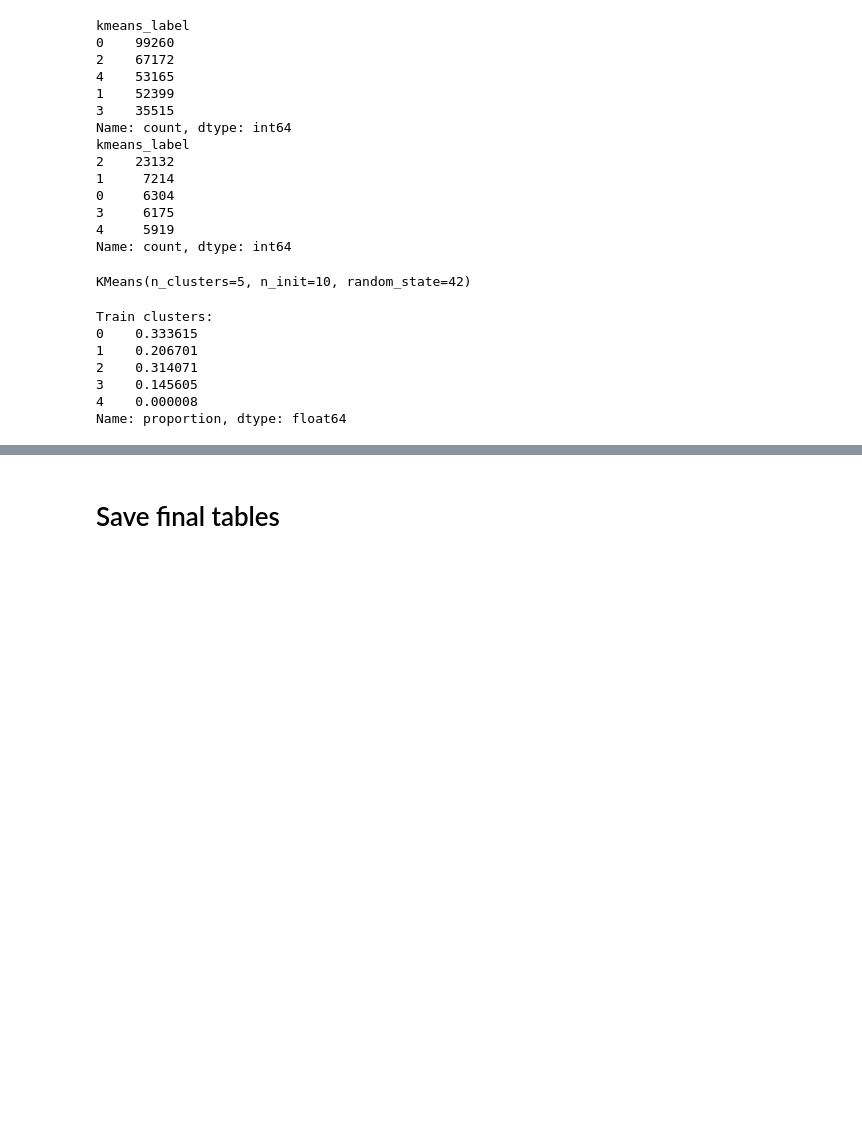
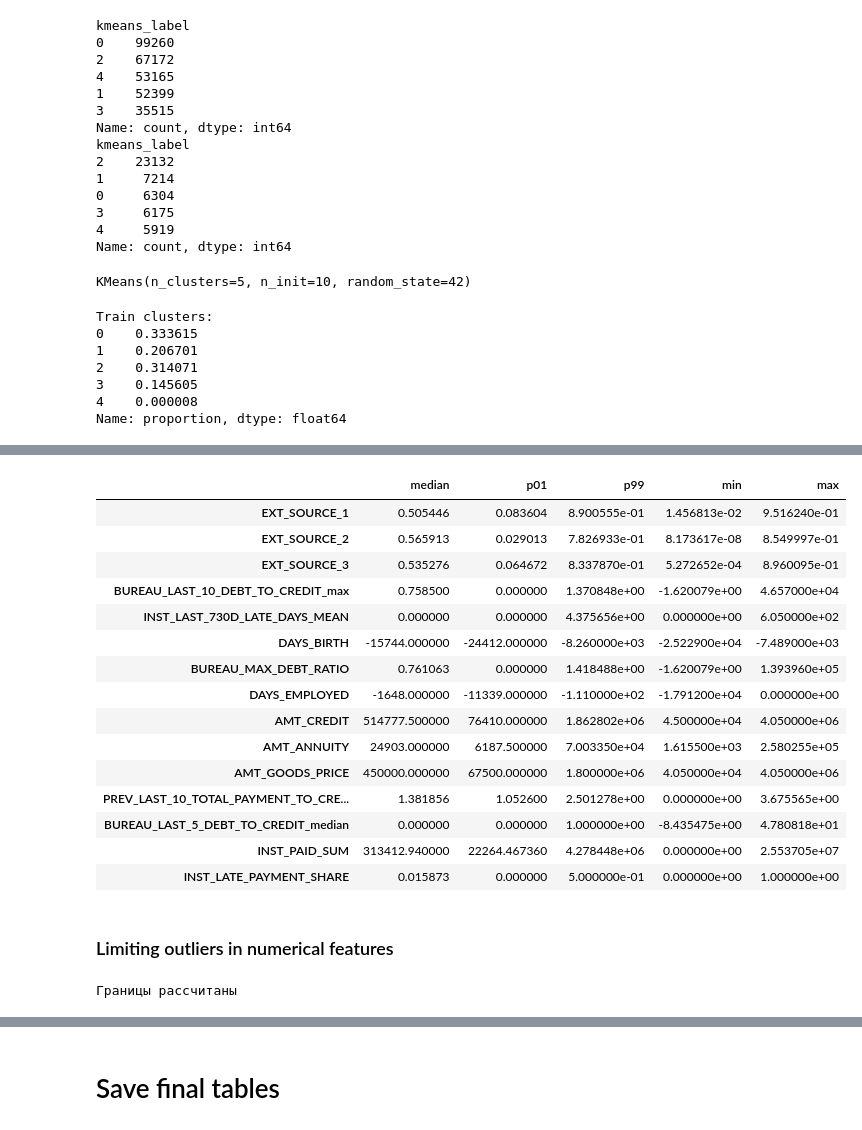
Before and after one commit to USL99/home-credit-default-risk, a Jupyter notebook: notebooks/03_feature_engineering.ipynb, the cells around one changed output, grey strips where cells are left out. Cells and saved outputs as stored; diff of their text form; code cells hidden in the pictures; blank space fills up the shorter version.

```diff
--- a/notebooks/03_feature_engineering.ipynb
+++ b/notebooks/03_feature_engineering.ipynb
@@ -2634,0 +2689,37 @@ Name: proportion, dtype: float64
+# %%
+numeric_summary = pd.DataFrame({
+    "median": (X_kmeans_train[numeric_kmeans_features].median()),
+    "p01": (X_kmeans_train[numeric_kmeans_features].quantile(0.01)),
+    "p99": (X_kmeans_train[numeric_kmeans_features].quantile(0.99)),
+    "min": (X_kmeans_train[numeric_kmeans_features].min()),
+    "max": (X_kmeans_train[numeric_kmeans_features].max())
+})
+numeric_summary
+# %% [output]
+|  | median | p01 | p99 | min | max |
+| EXT_SOURCE_1 | 0.505446 | 0.083604 | 8.900555e-01 | 1.456813e-02 | 9.516240e-01 |
+| EXT_SOURCE_2 | 0.565913 | 0.029013 | 7.826933e-01 | 8.173617e-08 | 8.549997e-01 |
+| EXT_SOURCE_3 | 0.535276 | 0.064672 | 8.337870e-01 | 5.272652e-04 | 8.960095e-01 |
+| BUREAU_LAST_10_DEBT_TO_CREDIT_max | 0.758500 | 0.000000 | 1.370848e+00 | -1.620079e+00 | 4.657000e+04 |
+| INST_LAST_730D_LATE_DAYS_MEAN | 0.000000 | 0.000000 | 4.375656e+00 | 0.000000e+00 | 6.050000e+02 |
+| DAYS_BIRTH | -15744.000000 | -24412.000000 | -8.260000e+03 | -2.522900e+04 | -7.489000e+03 |
+| BUREAU_MAX_DEBT_RATIO | 0.761063 | 0.000000 | 1.418488e+00 | -1.620079e+00 | 1.393960e+05 |
+| DAYS_EMPLOYED | -1648.000000 | -11339.000000 | -1.110000e+02 | -1.791200e+04 | 0.000000e+00 |
+| AMT_CREDIT | 514777.500000 | 76410.000000 | 1.862802e+06 | 4.500000e+04 | 4.050000e+06 |
+| AMT_ANNUITY | 24903.000000 | 6187.500000 | 7.003350e+04 | 1.615500e+03 | 2.580255e+05 |
+| AMT_GOODS_PRICE | 450000.000000 | 67500.000000 | 1.800000e+06 | 4.050000e+04 | 4.050000e+06 |
+| PREV_LAST_10_TOTAL_PAYMENT_TO_CRE... | 1.381856 | 1.052600 | 2.501278e+00 | 0.000000e+00 | 3.675565e+00 |
+| BUREAU_LAST_5_DEBT_TO_CREDIT_median | 0.000000 | 0.000000 | 1.000000e+00 | -8.435475e+00 | 4.780818e+01 |
+| INST_PAID_SUM | 313412.940000 | 22264.467360 | 4.278448e+06 | 0.000000e+00 | 2.553705e+07 |
+| INST_LATE_PAYMENT_SHARE | 0.015873 | 0.000000 | 5.000000e-01 | 0.000000e+00 | 1.000000e+00 |
+# %% [markdown]
+### Limiting outliers in numerical features
+# %%
+clip_bounds = {}
+
+for col in numeric_kmeans_features:
+    lower = X_kmeans_train[col].quantile(0.01)
+    upper = X_kmeans_train[col].quantile(0.99)
+    clip_bounds[col] = {"lower": lower, "upper": upper}
+# %% [output]
+Границы рассчитаны
```
Also changed, not shown: parts of 27 cells of this notebook.
